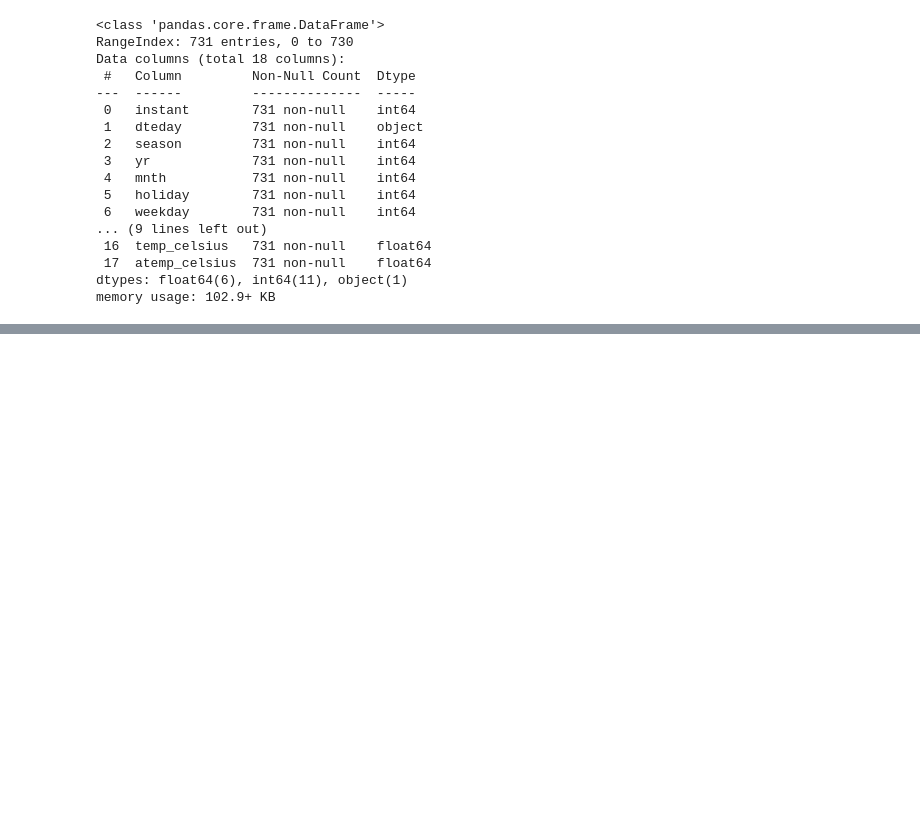
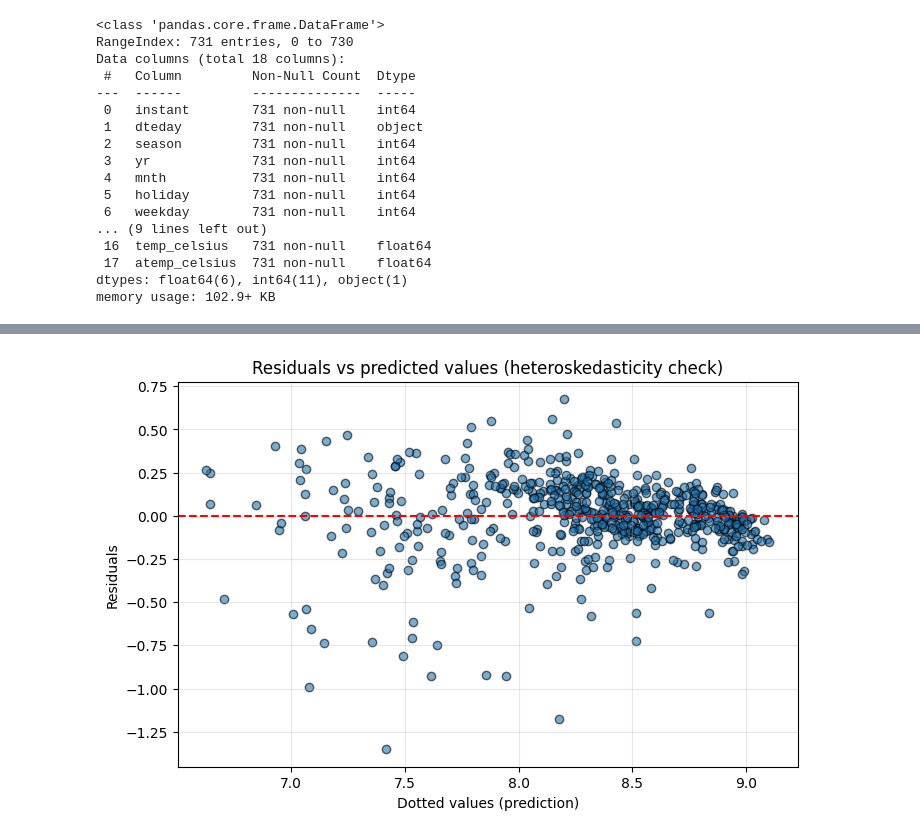
Before and after one commit to marasnetwork/machine-learning, a Jupyter notebook: projects/02-bike-sharing/notebooks/bike_sharing_linear_regression.ipynb, the cells around one changed output, grey strips where cells are left out. Cells and saved outputs as stored; diff of their text form; code cells hidden in the pictures; blank space fills up the shorter version.

```diff
--- a/projects/02-bike-sharing/notebooks/bike_sharing_linear_regression.ipynb
+++ b/projects/02-bike-sharing/notebooks/bike_sharing_linear_regression.ipynb
@@ -61,0 +102,11 @@ for predictor in predictors:
+# %%
+plt.figure(figsize=(8, 5))
+plt.scatter(fitted, resid, alpha=0.6, edgecolors="k")
+plt.axhline(y=0, color="red", linestyle="--")
+plt.xlabel("Dotted values (prediction)")
+plt.ylabel("Residuals")
+plt.title("Residuals vs predicted values (heteroskedasticity check)")
+plt.grid(True, alpha=0.3)
+plt.show()
+# %% [output]
+[figure, added]
```
Also changed, not shown: parts of 4 cells of this notebook, 2 other files.
